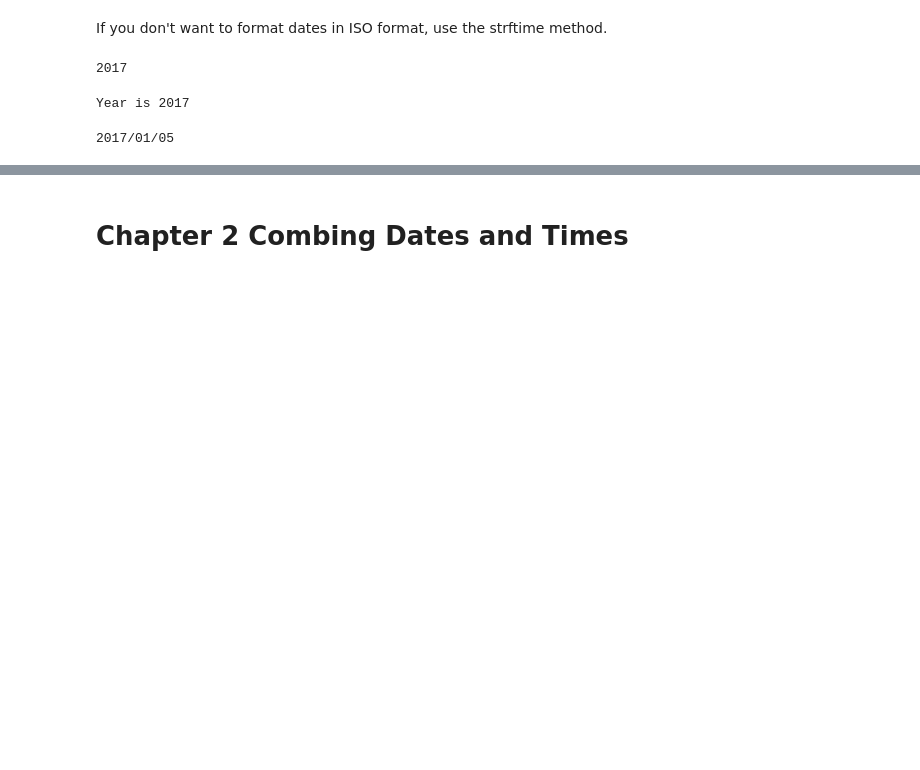
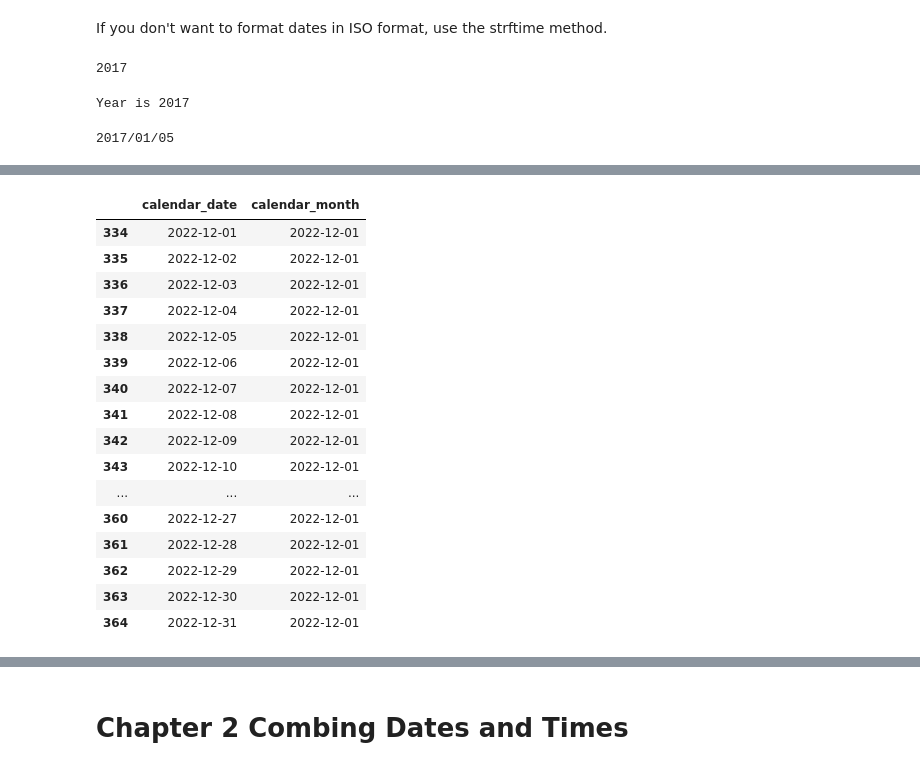
Before and after one commit to anita-owens/Data-with-Python, a Jupyter notebook: Working with Dates and Times in Python.ipynb, the cells around one changed output, grey strips where cells are left out. Saved outputs shown, nothing was run; the diff lists cells and outputs as text; code cells hidden in the pictures; blank space fills up the shorter version.

```diff
--- a/Working with Dates and Times in Python.ipynb
+++ b/Working with Dates and Times in Python.ipynb
@@ -162,0 +163,22 @@ print(df)
+# %%
+df['calendar_month'] = df['calendar_date'].dt.strftime('%Y-%m-01')
+# %%
+df.tail(31)
+# %% [output]
+|  | calendar_date | calendar_month |
+| 334 | 2022-12-01 | 2022-12-01 |
+| 335 | 2022-12-02 | 2022-12-01 |
+| 336 | 2022-12-03 | 2022-12-01 |
+| 337 | 2022-12-04 | 2022-12-01 |
+| 338 | 2022-12-05 | 2022-12-01 |
+| 339 | 2022-12-06 | 2022-12-01 |
+| 340 | 2022-12-07 | 2022-12-01 |
+| 341 | 2022-12-08 | 2022-12-01 |
+| 342 | 2022-12-09 | 2022-12-01 |
+| 343 | 2022-12-10 | 2022-12-01 |
+| ... | ... | ... |
+| 360 | 2022-12-27 | 2022-12-01 |
+| 361 | 2022-12-28 | 2022-12-01 |
+| 362 | 2022-12-29 | 2022-12-01 |
+| 363 | 2022-12-30 | 2022-12-01 |
+| 364 | 2022-12-31 | 2022-12-01 |
```
Also changed, not shown: parts of 11 cells of this notebook, 10 other files.
